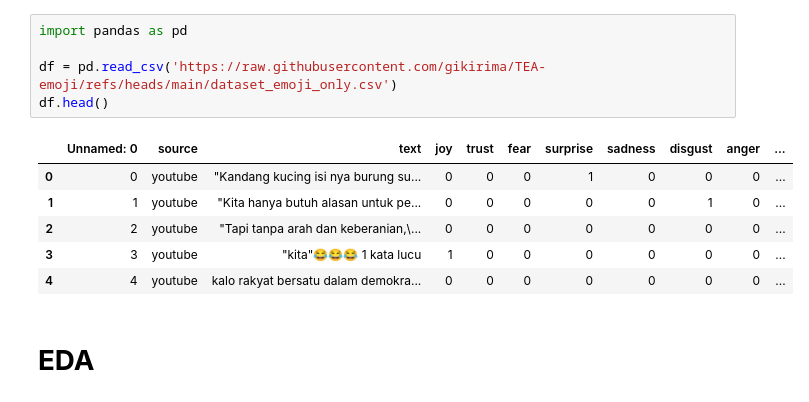
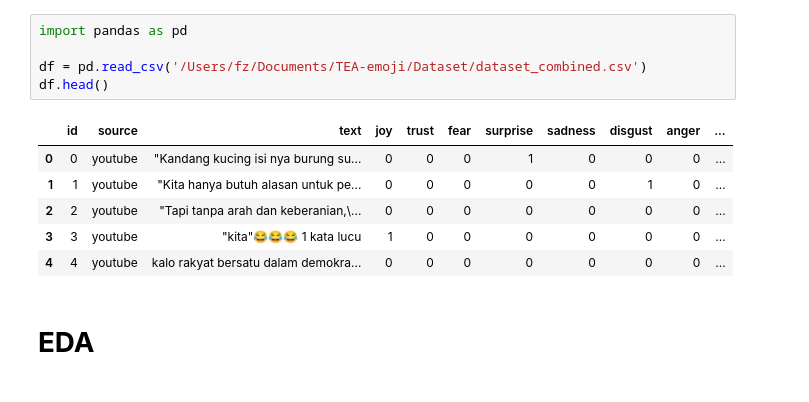
Before and after one commit to gikirima/TEA-emoji, a Jupyter notebook: TEA_newDataset_EDA.ipynb, the cells around one changed output. Drawn from its saved outputs; the diff is of its cells as text.

```diff
--- a/TEA_newDataset_EDA.ipynb
+++ b/TEA_newDataset_EDA.ipynb
@@ -3,10 +3,10 @@
 # %%
 import pandas as pd
 
-df = pd.read_csv('https://raw.githubusercontent.com/gikirima/TEA-emoji/refs/heads/main/dataset_emoji_only.csv')
+df = pd.read_csv('/Users/fz/Documents/TEA-emoji/Dataset/dataset_combined.csv')
 df.head()
 # %% [output]
-|  | Unnamed: 0 | source | text | joy | trust | fear | surprise | sadness | disgust | anger | ... |
+|  | id | source | text | joy | trust | fear | surprise | sadness | disgust | anger | ... |
 | 0 | 0 | youtube | "Kandang kucing isi nya burung su... | 0 | 0 | 0 | 1 | 0 | 0 | 0 | ... |
 | 1 | 1 | youtube | "Kita hanya butuh alasan untuk pe... | 0 | 0 | 0 | 0 | 0 | 1 | 0 | ... |
 | 2 | 2 | youtube | "Tapi tanpa arah dan keberanian,\... | 0 | 0 | 0 | 0 | 0 | 0 | 0 | ... |
```
Also changed, not shown: parts of 3 cells of this notebook, 7 other files.
